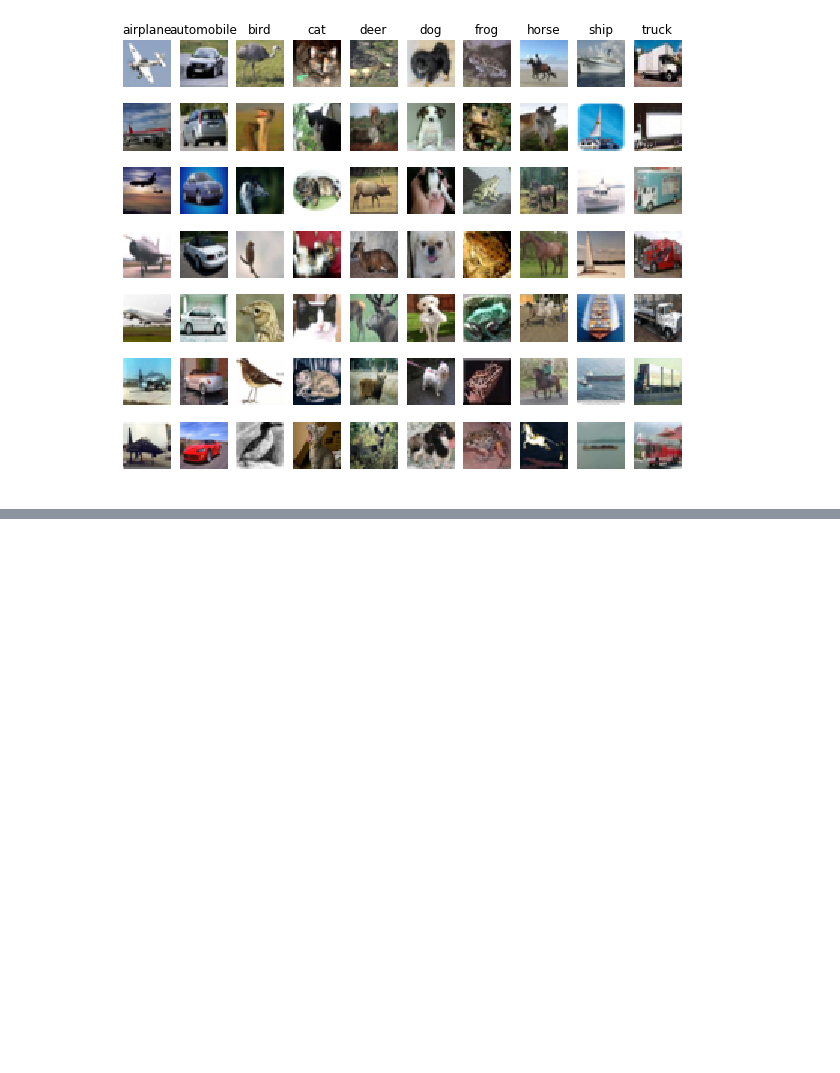
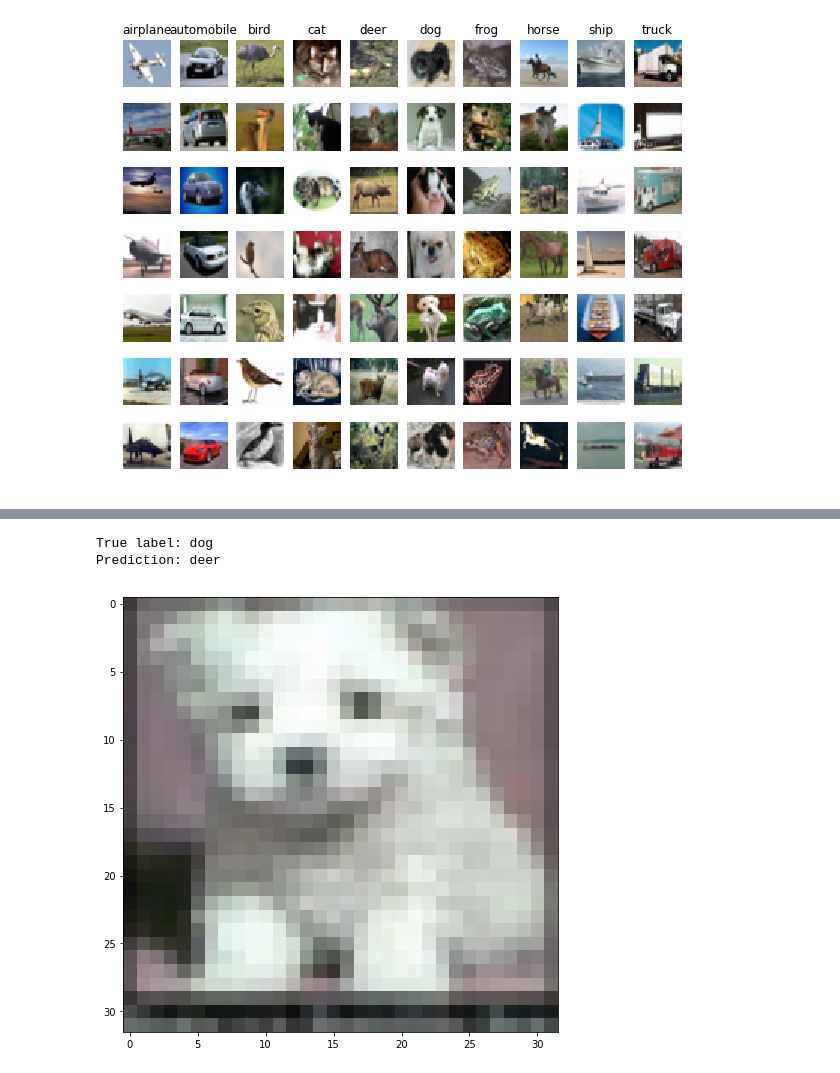
Before and after one commit to lsc1234582/CIFAR10_Classification, a Jupyter notebook: cifar10.ipynb, the cells around one changed output, grey strips where cells are left out. Drawn from its saved outputs; the diff is of its cells as text; code cells hidden in the pictures; blank space fills up the shorter version.

```diff
--- a/cifar10.ipynb
+++ b/cifar10.ipynb
@@ -62,0 +75,14 @@ plt.show()
+# %%
+X, y = single_layer_softmax()
+sess = tf.Session()
+sess.run(tf.global_variables_initializer())
+predictions = sess.run(y, feed_dict={X: X_train[random_idx].reshape(-1, 32 * 32 * 3)})
+# %%
+plt.imshow(X_train[random_idx].astype('uint8'))
+print('True label: ' + label_names[y_train[random_idx]])
+print('Prediction: ' + label_names[np.argmax(predictions)])
+plt.show()
+# %% [output]
+True label: dog
+Prediction: deer
+[figure, added]
```
Also changed, not shown: parts of 4 cells of this notebook, 1 other file.
